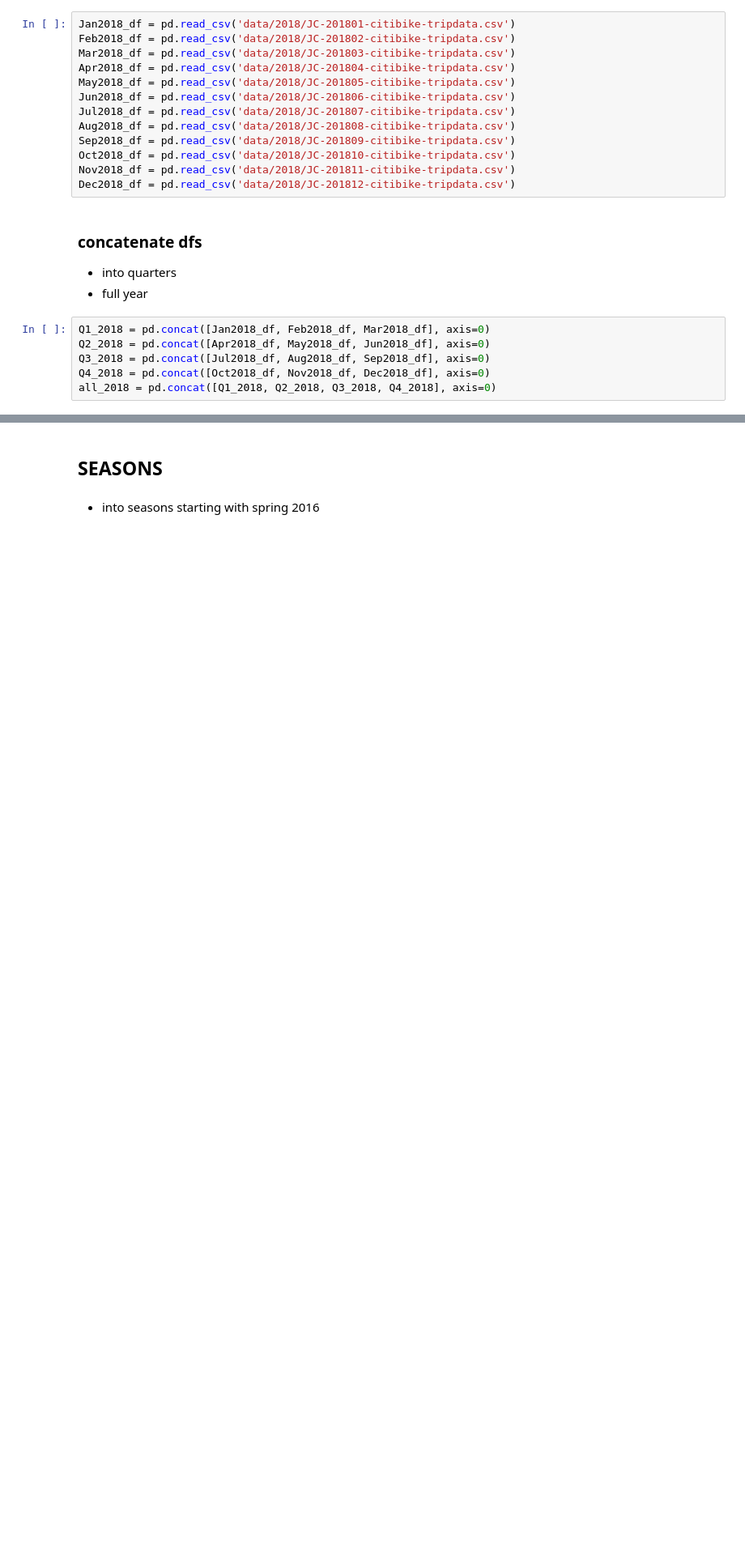
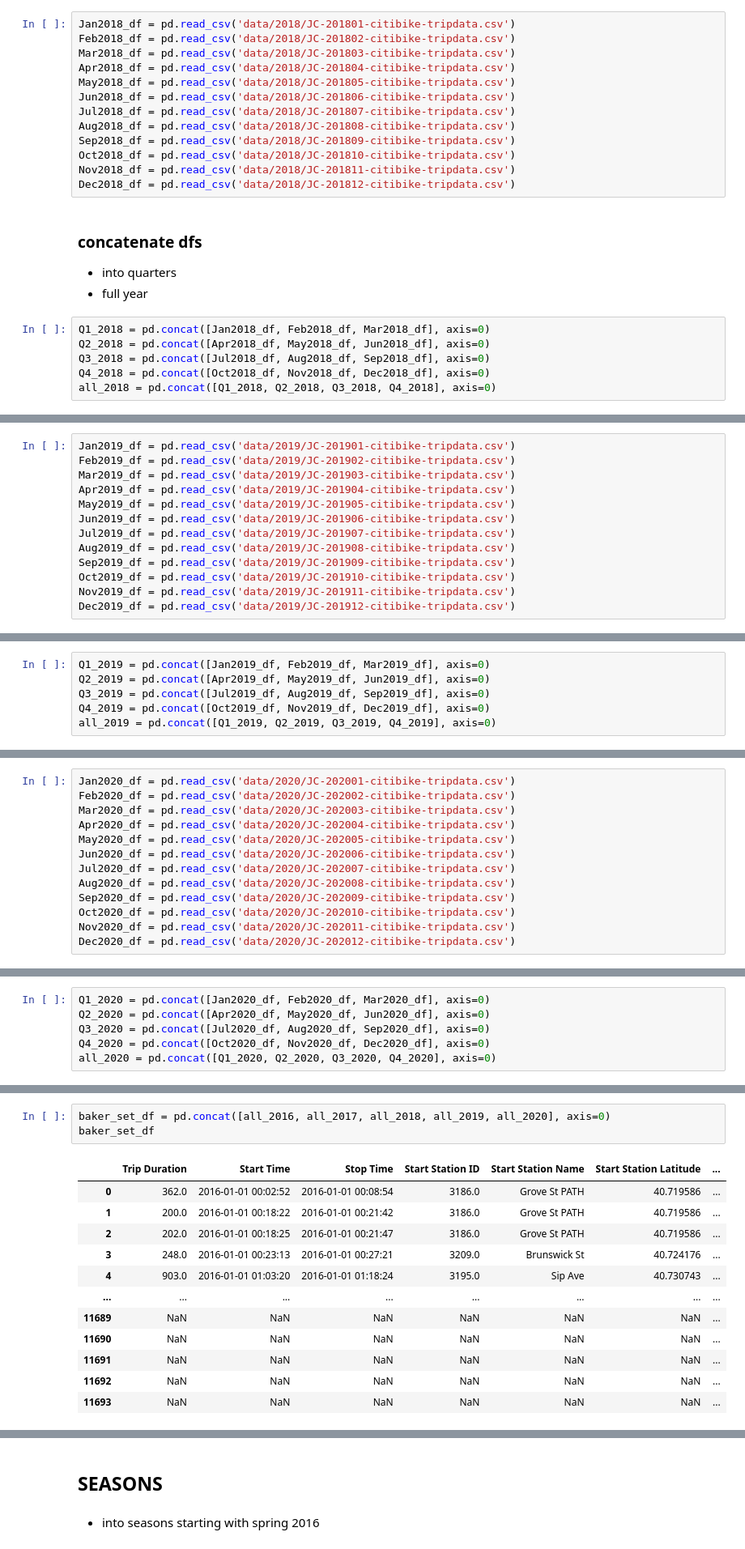
Before and after one commit to juliemcbaker/citibike_viz, a Jupyter notebook: citibike_dataload.ipynb, the cells around one changed output, grey strips where cells are left out. Shown at 81% size. Cells and saved outputs as stored; diff of their text form; blank space fills up the shorter version.

Commit message:
all 2016 to 2020 data loaded, but realized issues with frames changing

```diff
--- a/citibike_dataload.ipynb
+++ b/citibike_dataload.ipynb
@@ -99,0 +104,13 @@ all_2018 = pd.concat([Q1_2018, Q2_2018, Q3_2018, Q4_2018], axis=0)
+# %%
+Jan2019_df = pd.read_csv('data/2019/JC-201901-citibike-tripdata.csv')
+Feb2019_df = pd.read_csv('data/2019/JC-201902-citibike-tripdata.csv')
+Mar2019_df = pd.read_csv('data/2019/JC-201903-citibike-tripdata.csv')
+Apr2019_df = pd.read_csv('data/2019/JC-201904-citibike-tripdata.csv')
+May2019_df = pd.read_csv('data/2019/JC-201905-citibike-tripdata.csv')
+Jun2019_df = pd.read_csv('data/2019/JC-201906-citibike-tripdata.csv')
+Jul2019_df = pd.read_csv('data/2019/JC-201907-citibike-tripdata.csv')
+Aug2019_df = pd.read_csv('data/2019/JC-201908-citibike-tripdata.csv')
+Sep2019_df = pd.read_csv('data/2019/JC-201909-citibike-tripdata.csv')
+Oct2019_df = pd.read_csv('data/2019/JC-201910-citibike-tripdata.csv')
+Nov2019_df = pd.read_csv('data/2019/JC-201911-citibike-tripdata.csv')
+Dec2019_df = pd.read_csv('data/2019/JC-201912-citibike-tripdata.csv')
@@ -99,0 +121,6 @@ all_2018 = pd.concat([Q1_2018, Q2_2018, Q3_2018, Q4_2018], axis=0)
+# %%
+Q1_2019 = pd.concat([Jan2019_df, Feb2019_df, Mar2019_df], axis=0)
+Q2_2019 = pd.concat([Apr2019_df, May2019_df, Jun2019_df], axis=0)
+Q3_2019 = pd.concat([Jul2019_df, Aug2019_df, Sep2019_df], axis=0)
+Q4_2019 = pd.concat([Oct2019_df, Nov2019_df, Dec2019_df], axis=0)
+all_2019 = pd.concat([Q1_2019, Q2_2019, Q3_2019, Q4_2019], axis=0)
@@ -99,0 +131,13 @@ all_2018 = pd.concat([Q1_2018, Q2_2018, Q3_2018, Q4_2018], axis=0)
+# %%
+Jan2020_df = pd.read_csv('data/2020/JC-202001-citibike-tripdata.csv')
+Feb2020_df = pd.read_csv('data/2020/JC-202002-citibike-tripdata.csv')
+Mar2020_df = pd.read_csv('data/2020/JC-202003-citibike-tripdata.csv')
+Apr2020_df = pd.read_csv('data/2020/JC-202004-citibike-tripdata.csv')
+May2020_df = pd.read_csv('data/2020/JC-202005-citibike-tripdata.csv')
+Jun2020_df = pd.read_csv('data/2020/JC-202006-citibike-tripdata.csv')
+Jul2020_df = pd.read_csv('data/2020/JC-202007-citibike-tripdata.csv')
+Aug2020_df = pd.read_csv('data/2020/JC-202008-citibike-tripdata.csv')
+Sep2020_df = pd.read_csv('data/2020/JC-202009-citibike-tripdata.csv')
+Oct2020_df = pd.read_csv('data/2020/JC-202010-citibike-tripdata.csv')
+Nov2020_df = pd.read_csv('data/2020/JC-202011-citibike-tripdata.csv')
+Dec2020_df = pd.read_csv('data/2020/JC-202012-citibike-tripdata.csv')
@@ -99,0 +148,6 @@ all_2018 = pd.concat([Q1_2018, Q2_2018, Q3_2018, Q4_2018], axis=0)
+# %%
+Q1_2020 = pd.concat([Jan2020_df, Feb2020_df, Mar2020_df], axis=0)
+Q2_2020 = pd.concat([Apr2020_df, May2020_df, Jun2020_df], axis=0)
+Q3_2020 = pd.concat([Jul2020_df, Aug2020_df, Sep2020_df], axis=0)
+Q4_2020 = pd.concat([Oct2020_df, Nov2020_df, Dec2020_df], axis=0)
+all_2020 = pd.concat([Q1_2020, Q2_2020, Q3_2020, Q4_2020], axis=0)
@@ -99,0 +156,16 @@ all_2018 = pd.concat([Q1_2018, Q2_2018, Q3_2018, Q4_2018], axis=0)
+# %%
+baker_set_df = pd.concat([all_2016, all_2017, all_2018, all_2019, all_2020], axis=0)
+baker_set_df
+# %% [output]
+|  | Trip Duration | Start Time | Stop Time | Start Station ID | Start Station Name | Start Station Latitude | ... |
+| 0 | 362.0 | 2016-01-01 00:02:52 | 2016-01-01 00:08:54 | 3186.0 | Grove St PATH | 40.719586 | ... |
+| 1 | 200.0 | 2016-01-01 00:18:22 | 2016-01-01 00:21:42 | 3186.0 | Grove St PATH | 40.719586 | ... |
+| 2 | 202.0 | 2016-01-01 00:18:25 | 2016-01-01 00:21:47 | 3186.0 | Grove St PATH | 40.719586 | ... |
+| 3 | 248.0 | 2016-01-01 00:23:13 | 2016-01-01 00:27:21 | 3209.0 | Brunswick St | 40.724176 | ... |
+| 4 | 903.0 | 2016-01-01 01:03:20 | 2016-01-01 01:18:24 | 3195.0 | Sip Ave | 40.730743 | ... |
+| ... | ... | ... | ... | ... | ... | ... | ... |
+| 11689 | NaN | NaN | NaN | NaN | NaN | NaN | ... |
+| 11690 | NaN | NaN | NaN | NaN | NaN | NaN | ... |
+| 11691 | NaN | NaN | NaN | NaN | NaN | NaN | ... |
+| 11692 | NaN | NaN | NaN | NaN | NaN | NaN | ... |
+| 11693 | NaN | NaN | NaN | NaN | NaN | NaN | ... |
```
Also changed, not shown: parts of 9 cells of this notebook.
